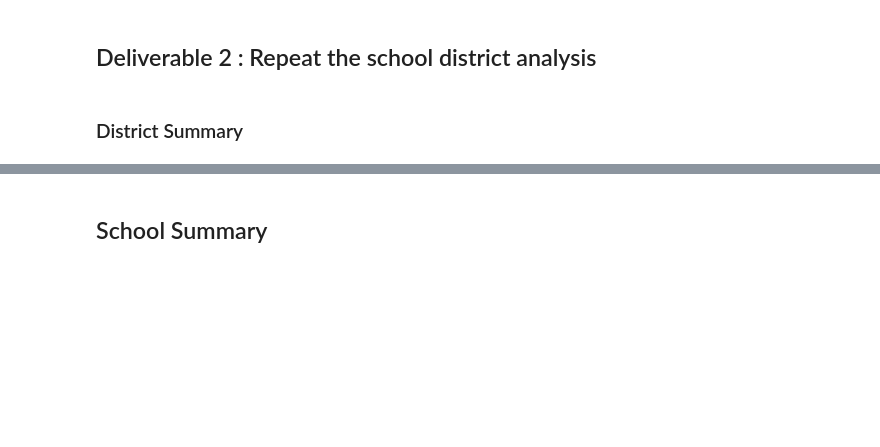
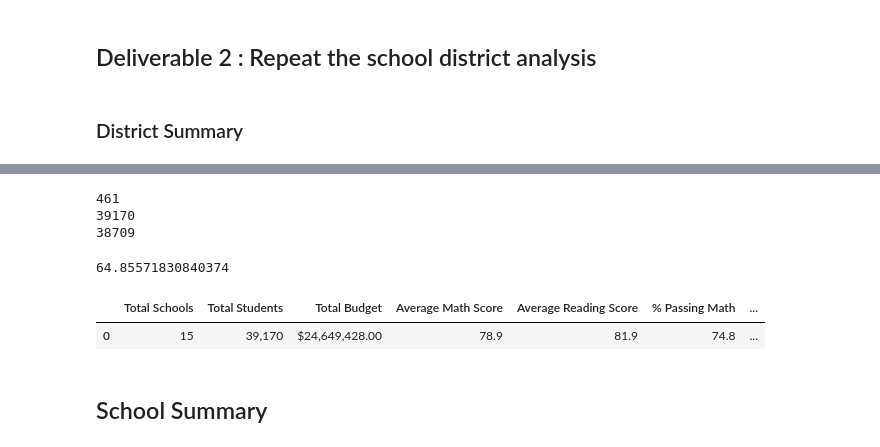
Before and after one commit to lydiaralexander/School_District_Analysis, a Jupyter notebook: PyCitySchools_Challenge_starter_code.ipynb, the cells around one changed output, grey strips where cells are left out. Cells and saved outputs as stored; diff of their text form; code cells hidden in the pictures; blank space fills up the shorter version.

```diff
--- a/PyCitySchools_Challenge_starter_code.ipynb
+++ b/PyCitySchools_Challenge_starter_code.ipynb
@@ -78,20 +90,28 @@ average_math_score = school_data_complete_df["math_score"].mean()
 # %%
 # Step 1. Get the number of students that are in ninth grade at Thomas High School.
 # These students have no grades.
-
-
+thomasHS_9th = school_data_complete_df.loc[(school_data_complete_df["school_name"] == "Thomas High School") & (school_data_complete_df["grade"] == "9th"), "student_name"].count()
+print(thomasHS_9th)
 # Get the total student count
 student_count = school_data_complete_df["Student ID"].count()
-
+print(student_count)
 
 # Step 2. Subtract the number of students that are in ninth grade at
 # Thomas High School from the total student count to get the new total student count.
+updated_student_count = student_count - thomasHS_9th
+print(updated_student_count)
+# %% [output]
+461
+39170
+38709
 # %%
 # Calculate the passing rates using the "clean_student_data".
 passing_math_count = school_data_complete_df[(school_data_complete_df["math_score"] >= 70)].count()["student_name"]
 passing_reading_count = school_data_complete_df[(school_data_complete_df["reading_score"] >= 70)].count()["student_name"]
 # %%
 # Step 3. Calculate the passing percentages with the new total student count.
+updated_passing_math_percentage = passing_math_count / updated_student_count * 100
+updated_passing_reading_percentage = passing_reading_count / updated_student_count * 100
 # %%
 # Calculate the students who passed both reading and math.
 passing_math_reading = school_data_complete_df[(school_data_complete_df["math_score"] >= 70)
@@ -102,33 +122,40 @@ overall_passing_math_reading_count = passing_math_reading["student_name"].count(
 
 
 # Step 4.Calculate the overall passing percentage with new total student count.
+updated_overall_passing_percentage = overall_passing_math_reading_count / updated_student_count * 100
+updated_overall_passing_percentage
+# %% [output]
+64.85571830840374
 # %%
 # Create a DataFrame
 district_summary_df = pd.DataFrame(
           [{"Total Schools": school_count,
           "Total Students": student_count,
           "Total Budget": total_budget,
           "Average Math Score": average_math_score,
           "Average Reading Score": average_reading_score,
-          "% Passing Math": passing_math_percentage,
-         "% Passing Reading": passing_reading_percentage,
-        "% Overall Passing": overall_passing_percentage}])
+          "% Passing Math": updated_passing_math_percentage,
+         "% Passing Reading": updated_passing_reading_percentage,
+        "% Overall Passing": updated_overall_passing_percentage}])
 
 
 
 # Format the "Total Students" to have the comma for a thousands separator.
 district_summary_df["Total Students"] = district_summary_df["Total Students"].map("{:,}".format)
 # Format the "Total Budget" to have the comma for a thousands separator, a decimal separator and a "$".
 district_summary_df["Total Budget"] = district_summary_df["Total Budget"].map("${:,.2f}".format)
 # Format the columns.
 district_summary_df["Average Math Score"] = district_summary_df["Average Math Score"].map("{:.1f}".format)
 district_summary_df["Average Reading Score"] = district_summary_df["Average Reading Score"].map("{:.1f}".format)
 district_summary_df["% Passing Math"] = district_summary_df["% Passing Math"].map("{:.1f}".format)
 district_summary_df["% Passing Reading"] = district_summary_df["% Passing Reading"].map("{:.1f}".format)
 district_summary_df["% Overall Passing"] = district_summary_df["% Overall Passing"].map("{:.1f}".format)
 
 # Display the data frame
 district_summary_df
+# %% [output]
+|  | Total Schools | Total Students | Total Budget | Average Math Score | Average Reading Score | % Passing Math | ... |
+| 0 | 15 | 39,170 | $24,649,428.00 | 78.9 | 81.9 | 74.8 | ... |
 # %% [markdown]
 ##  School Summary
 # %%
```
Also changed, not shown: parts of 5 cells of this notebook, 7 other files.
